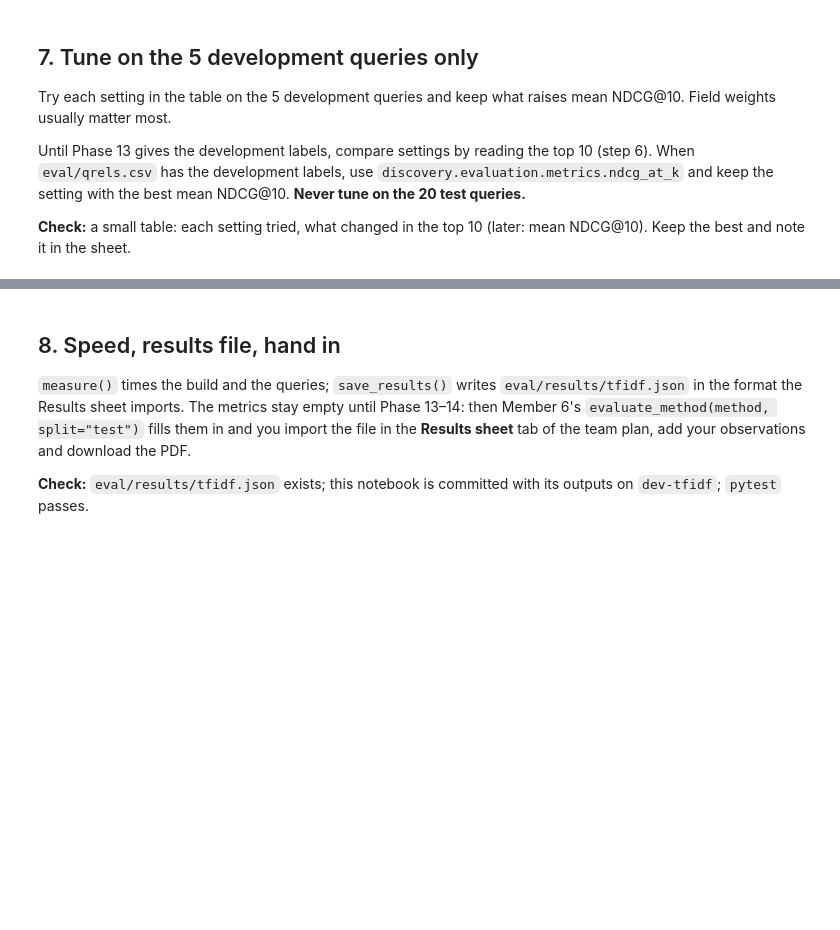
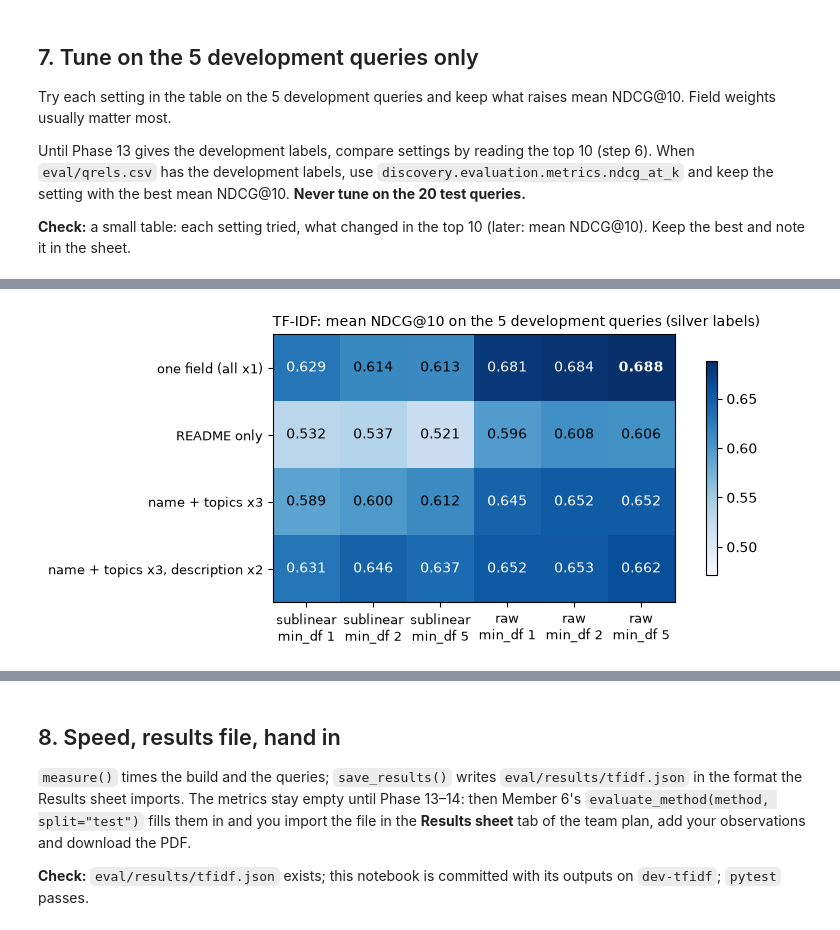
Before and after one commit to RaksaOC/Open-Source-Project-Discovery, a Jupyter notebook: backend/notebooks/08-tfidf.ipynb, the cells around one changed output, grey strips where cells are left out. Saved outputs shown, nothing was run; the diff lists cells and outputs as text; code cells hidden in the pictures; blank space fills up the shorter version.

Commit message:
Implemented tfidf

````diff
--- a/backend/notebooks/08-tfidf.ipynb
+++ b/backend/notebooks/08-tfidf.ipynb
@@ -119,6 +190,20 @@ The stub is already there with the right signature. Fill in `fit` and `search` (
 ```
 </details>
 # %%
-method = TfidfRanker().fit(corpus)
+t = time.perf_counter()
+fields = field_tokens(corpus)                        # name, description, topics, README, each tokenized once
+print(f"fields tokenized in {time.perf_counter() - t:.1f} s (reused for every setting in step 7)")
+assert all([w for f in FIELDS for w in fields[f][i]] == docs[i] for i in range(N))
+print("the four fields one after the other = exactly the doc_text tokens of step 2, on all", N, "repositories")
+
+# the setting of steps 2-3 (the starter code: sublinear tf); step 7 picks the setting the class uses by default
+method = TfidfRanker(sublinear_tf=True).fit(corpus, tokens=fields)   # tokens: skip tokenizing again
 check_hits(method.search(DEV[0], 10), k=10)
+
+# the class gives exactly the notebook function's ranking and scores
+for q in DEV:
+    a, b = search(q), method.search(q)
+    assert [h["doc_id"] for h in a] == [h["doc_id"] for h in b], q
+    assert np.allclose([h["score"] for h in a], [h["score"] for h in b]), q
+print("class == notebook function on all 5 development queries")
 method.params()
@@ -166,3 +339,68 @@ Try each setting in the table on the 5 development queries and keep what raises
 Until Phase 13 gives the development labels, compare settings by reading the top 10 (step 6). When `eval/qrels.csv` has the development labels, use `discovery.evaluation.metrics.ndcg_at_k` and keep the setting with the best mean NDCG@10. **Never tune on the 20 test queries.**
 
 **Check:** a small table: each setting tried, what changed in the top 10 (later: mean NDCG@10). Keep the best and note it in the sheet.
+# %%
+# There are no labels yet (Phase 13), so this grid uses SILVER labels: a stand-in, not the final number.
+# Same rule as 09-bm25 (and 10-1-semantic), so the numbers compare across methods. Each development query
+# matches one collection slice (domain | framework) from Phase 2:
+#   grade 2 = the repository was collected for that exact slice, grade 1 = same domain, other framework.
+# Silver labels come from GitHub's own keyword search, so they favour word matching and miss relevant
+# repositories outside the slice. Re-run this cell with the real development labels when they exist.
+SLICE = dict(zip(DEV, [("inventory management", "nestjs"), ("point of sale", "react"), ("school management", "laravel"),
+                       ("booking system", "spring-boot"), ("chat application", "flutter")]))
+
+def silver(q):
+    dom, fw = SLICE[q]
+    g = {}
+    for name, sel in zip(ids, corpus["selected_by"]):
+        if f"{dom}|{fw}" in sel:
+            g[name] = 2
+        elif any(s.startswith(dom + "|") for s in sel):
+            g[name] = 1
+    return g
+
+def ndcg10(ranked, grades):
+    gain = [grades.get(d, 0) for d in ranked[:10]]
+    dcg = sum((2**g - 1) / np.log2(r + 2) for r, g in enumerate(gain))
+    ideal = sorted(grades.values(), reverse=True)[:10]
+    return dcg / sum((2**g - 1) / np.log2(r + 2) for r, g in enumerate(ideal))
+
+QRELS = {q: silver(q) for q in DEV}
+print({q[:30]: f"{sum(v == 2 for v in g.values())} x2, {sum(v == 1 for v in g.values())} x1" for q, g in QRELS.items()})
+
+FW = {"one field (all x1)": None,
+      "README only": {"name": 0, "description": 0, "topics": 0},
+      "name + topics x3": {"name": 3, "topics": 3},
+      "name + topics x3, description x2": {"name": 3, "topics": 3, "description": 2}}
+TF_MIN = [(sub, mdf) for sub in (True, False) for mdf in (1, 2, 5)]
+default_top = {q: [h["doc_id"] for h in method.search(q)] for q in DEV}
+
+t = time.perf_counter()
+rows, runs = [], {}
+for fw_name, fw in FW.items():
+    for sub, mdf in TF_MIN:
+        m = TfidfRanker(sublinear_tf=sub, min_df=mdf, field_weights=fw).fit(corpus, tokens=fields)
+        ranked = {q: [h["doc_id"] for h in m.search(q)] for q in DEV}
+        runs[(fw_name, sub, mdf)] = ranked
+        per_q = [ndcg10(ranked[q], QRELS[q]) for q in DEV]
+        rows.append({"field weights": fw_name, "tf": "sublinear" if sub else "raw", "min_df": mdf,
+                     "new vs step 6": np.mean([len(set(ranked[q]) - set(default_top[q])) for q in DEV]),
+                     **{q[:24]: v for q, v in zip(DEV, per_q)}, "mean NDCG@10": np.mean(per_q)})
+grid = pd.DataFrame(rows)
+print(f"{len(grid)} settings in {time.perf_counter() - t:.0f} s")
+
+H = grid["mean NDCG@10"].to_numpy().reshape(len(FW), len(TF_MIN))
+fig, ax = plt.subplots(figsize=(8, 3.6))
+im = ax.imshow(H, cmap="Blues", vmin=H.min() - .05, vmax=H.max())
+ax.set_xticks(range(len(TF_MIN)), [f"{'sublinear' if s else 'raw'}\nmin_df {m}" for s, m in TF_MIN], fontsize=9)
+ax.set_yticks(range(len(FW)), list(FW), fontsize=9)
+best = np.unravel_index(np.argmax(H), H.shape)
+for (r, c_), v in np.ndenumerate(H):
+    ax.text(c_, r, f"{v:.3f}", ha="center", va="center", fontsize=10,
+            color="white" if v > H.mean() else "black", fontweight="bold" if (r, c_) == best else None)
+ax.set_title("TF-IDF: mean NDCG@10 on the 5 development queries (silver labels)", fontsize=10, loc="left")
+fig.colorbar(im, ax=ax, shrink=.8); plt.tight_layout(); plt.show()
+
+print(f"spread over the grid: {H.min():.3f} to {H.max():.3f} | step 6 setting (one field, sublinear, min_df 1): {H[0, 0]:.3f}")
+grid.sort_values("mean NDCG@10", ascending=False).round(3).reset_index(drop=True)
+# %% [output]
@@ -168,0 +409 @@ Until Phase 13 gives the development labels, compare settings by reading the top
+[figure, added]
````
Also changed, not shown: parts of 14 cells of this notebook, 3 other files.
